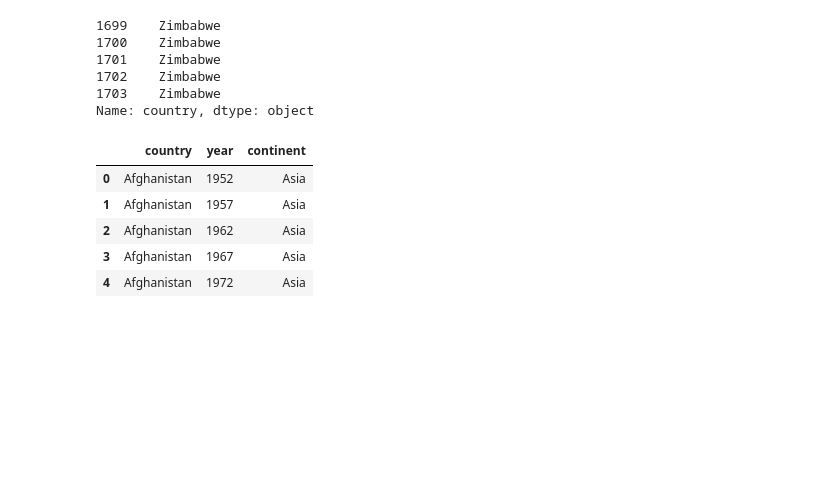
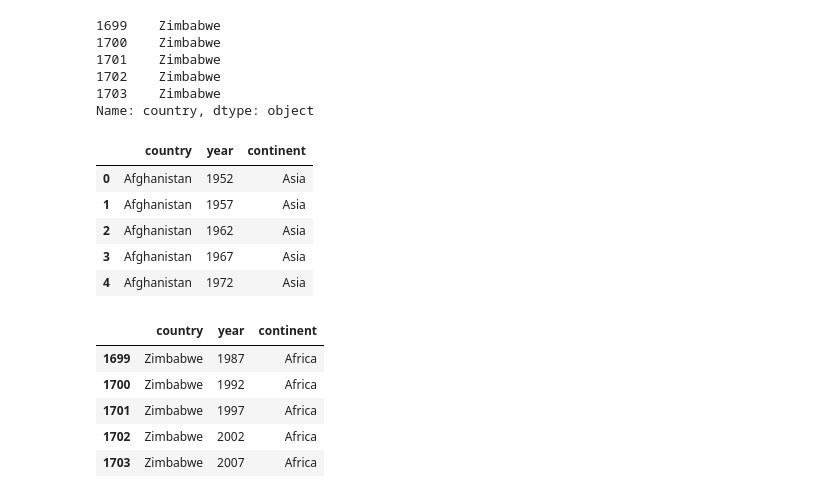
Before and after one commit to siddhartha296/feb22, a Jupyter notebook: nptel_data_analytics_lectures.ipynb, the cells around one changed output. Saved outputs shown, nothing was run; the diff lists cells and outputs as text; code cells hidden in the pictures; blank space fills up the shorter version.

```diff
--- a/nptel_data_analytics_lectures.ipynb
+++ b/nptel_data_analytics_lectures.ipynb
@@ -149,3 +151,12 @@ subset.head()
 | 2 | Afghanistan | 1962 | Asia |
 | 3 | Afghanistan | 1967 | Asia |
 | 4 | Afghanistan | 1972 | Asia |
+# %%
+subset.tail()
+# %% [output]
+|  | country | year | continent |
+| 1699 | Zimbabwe | 1987 | Africa |
+| 1700 | Zimbabwe | 1992 | Africa |
+| 1701 | Zimbabwe | 1997 | Africa |
+| 1702 | Zimbabwe | 2002 | Africa |
+| 1703 | Zimbabwe | 2007 | Africa |
```
Also changed, not shown: parts of 8 cells of this notebook.
